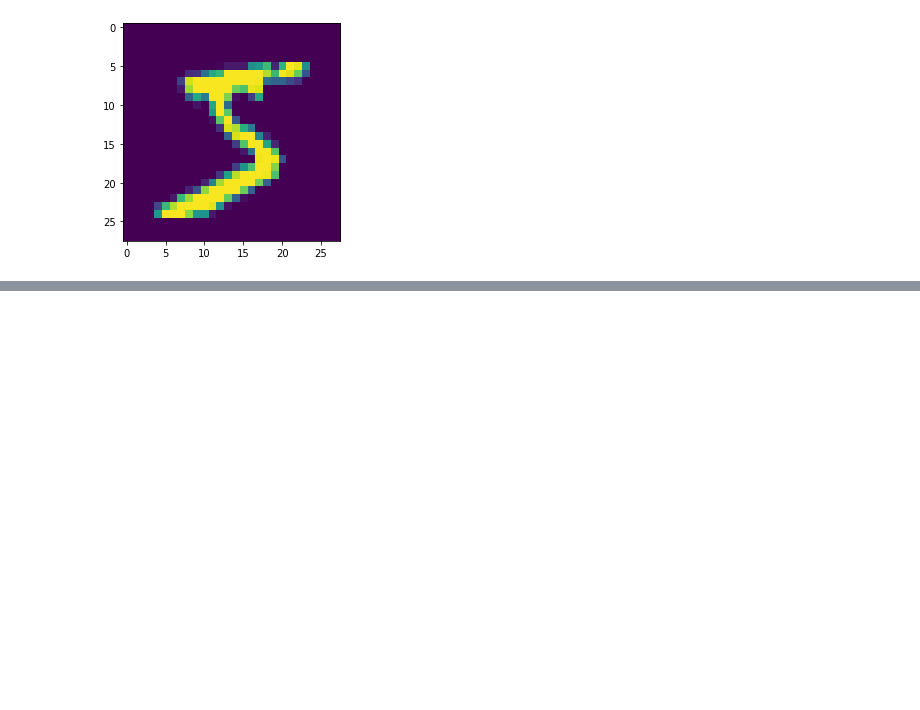
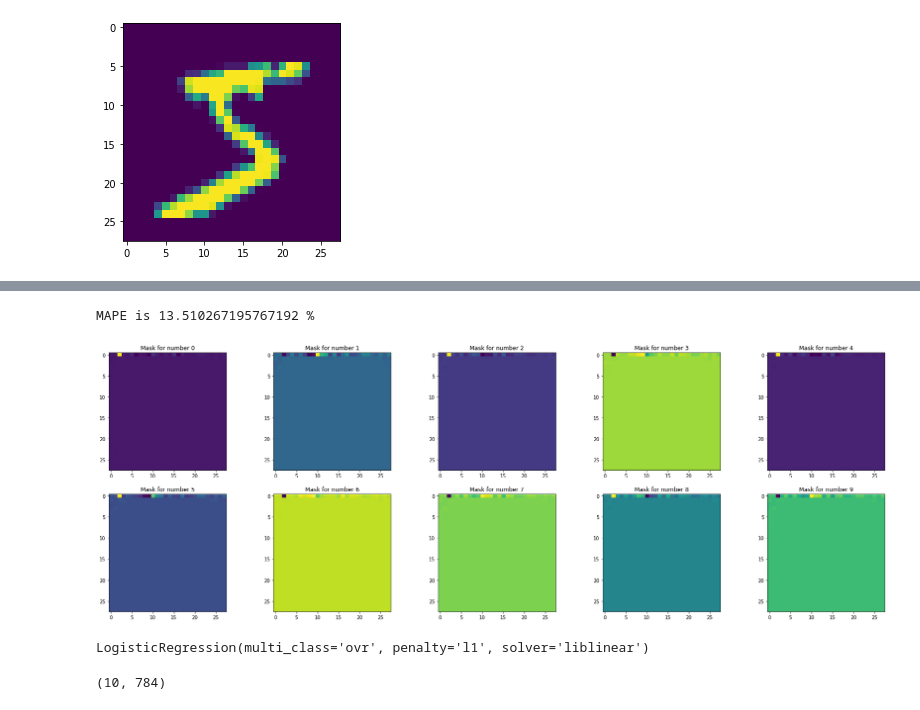
Before and after one commit to Saizt/UH-Pattern-Recognition, a Jupyter notebook: Ex 4.3, 4.4/Ex 4.3, 4.4.ipynb, the cells around one changed output, grey strips where cells are left out. Saved outputs shown, nothing was run; the diff lists cells and outputs as text; code cells hidden in the pictures; blank space fills up the shorter version.

```diff
--- a/Ex 4.3, 4.4/Ex 4.3, 4.4.ipynb
+++ b/Ex 4.3, 4.4/Ex 4.3, 4.4.ipynb
@@ -165,16 +168,16 @@ plt.axis('off');
 # %%
 dataset = datasets.MNIST(root="dataset/", download=True)
 # %%
-A = dataset.data.reshape(-1,784).T.numpy()
+A = dataset.data.reshape(-1,784).numpy()
 y = dataset.targets.numpy()
 
-plt.imshow(A[:,0].reshape(28,28))
+plt.imshow(A[0].reshape(28,28))
 y[0]
 # %% [output]
 5
 [figure]
 # %%
-B = np.zeros((10, A.shape[1])).T
-for j in range(len(B)):
-    B[j][y[j]] = y[j]
-B = B.T
+B = np.zeros((A.shape[0], 10))
+for i in range(len(B)):
+    B[i][y[i]] = 1
+B
@@ -180,0 +192,2 @@ B = B.T
+# %%
+X = np.linalg.lstsq(A,B)
@@ -180,0 +197,32 @@ B = B.T
+# %%
+#closer to 0, the better
+def mape(y_true, y_pred):
+    actual = deepcopy(y_true)
+    pred = deepcopy(y_pred)
+    actual[actual==0]=12
+    pred[pred==0]=12
+    print('MAPE is', np.mean(np.abs((actual - pred) / actual)) * 100, '%')
+
+mape(y, np.argmax(A@X[0], axis=1))
+# %% [output]
+MAPE is 13.510267195767192 %
+# %%
+f, ax = plt.subplots(2, 5, figsize=(30,10))
+
+for i in range(5):
+    ax[0][i].imshow(X[0][:,i].reshape(28,28))
+    ax[0][i].set_title('Mask for number {}'.format(i))
+    ax[1][i].imshow(X[0][:,5+i].reshape(28,28))
+    ax[1][i].set_title('Mask for number {}'.format(5+i));
+# %% [output]
+[figure, added]
+# %%
+# Let me use Logistic Regression with l1 regularization to choose most important pixels
+lr = LogisticRegression(penalty='l1', solver='liblinear', multi_class='ovr')
+lr.fit(A,y)
+# %% [output]
+LogisticRegression(multi_class='ovr', penalty='l1', solver='liblinear')
+# %%
+lr.coef_.shape
+# %% [output]
+(10, 784)
```
Also changed, not shown: parts of 12 cells of this notebook.
